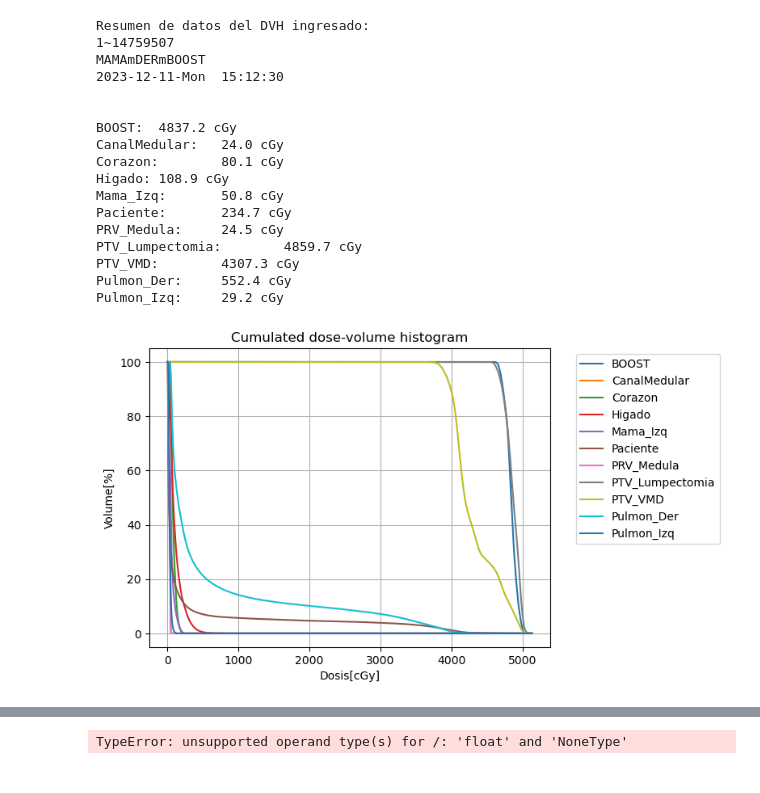
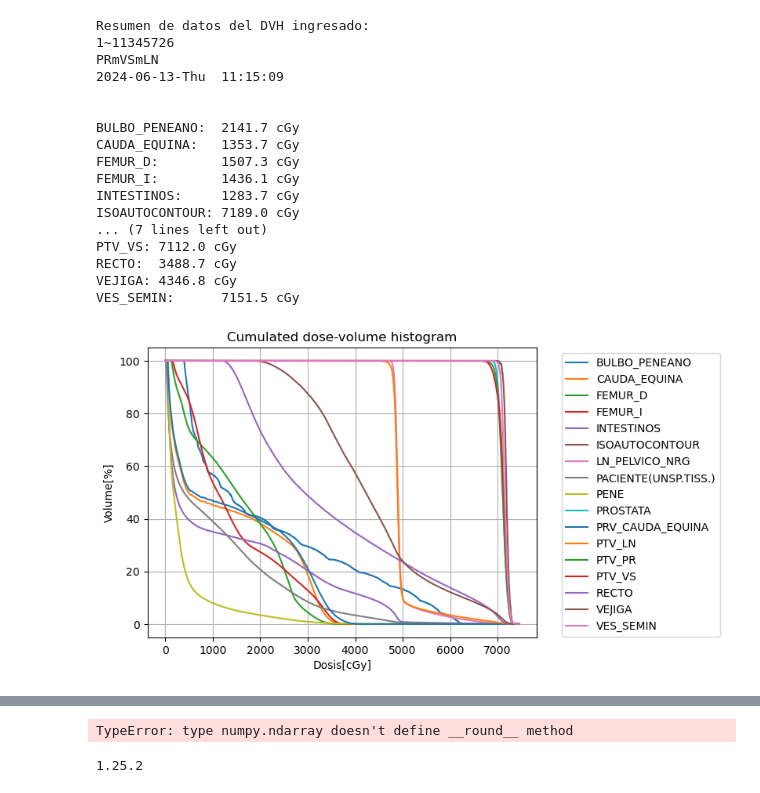
Before and after one commit to roymlapera/Dose_Police, a Jupyter notebook: backend.ipynb, the cells around one changed output, grey strips where cells are left out. Saved outputs shown, nothing was run; the diff lists cells and outputs as text; code cells hidden in the pictures.

```diff
--- a/backend.ipynb
+++ b/backend.ipynb
@@ -9,6 +9,16 @@ from xlstools import open_workbook
 import matplotlib.pyplot as plt
 import numpy as np
 import pandas as pd
+from scipy.interpolate import interp1d
+from itertools import product
+
+def lista_contenida(lista_pequena, lista_grande):
+    # Convertimos las listas en conjuntos para aprovechar la eficiencia de las operaciones de conjuntos
+    conjunto_pequeno = set(lista_pequena)
+    conjunto_grande = set(lista_grande)
+
+    # Verificamos si conjunto_pequeno es un subconjunto de conjunto_grande
+    return conjunto_pequeno.issubset(conjunto_grande)
 
 SPATIAL_RESOLUTION = 0.1 #cm
 BIN_WIDTH = 1 #cGy
@@ -393,46 +424,41 @@ def dose_police_in_action(dvh: DVH, presc: Prescription):
 # %%
-file_path = 'P:/8 - Físicos Médicos/Roy/INTECNUS-Dose_Police/14759507_MAMAmDERmBOOST_DVH_1.txt'
+file_path = 'P:/8 - Físicos Médicos/Roy/INTECNUS-Dose_Police/11345726_PRmVSmLN_DVH_1.txt'
 dvh = DVH(file_path)
-
 # PLOTEO Y PRINTEO DE DATOS INGRESADOS
-
 dvh.plot()
 
+# SETEO MANUAL DEL VOLUMEN DE LA MEDULAR
+OARs_volumes = {'INTESTINOS': 2522.003, 'PENE': 85.642, 'PTV_VS': 29.942, 'CAUDA_EQUINA': 34.955,'PTV_PR': 133.469}
+for key,value in OARs_volumes.items():
+        dvh.structures[key].volume_update(value)
 
-#SETEO MANUAL DEL VOLUMEN DE LA MEDULAR
-# OARs = ['CanalMedular', 'Mama_Izq', 'Paciente', 'PTV_VMD']
-# for structure in dvh.structures:
-#     if structure.label in OARs and structure.volume is None:
-#         structure.volume = 30 #cc
+for name, structure in dvh.structures.items():
+    print(name, structure.label, structure.volume)
 
-constraint_excel_file_path = 'P:/8 - Físicos Médicos/Roy/INTECNUS-PreScript/protocols/Protocolo de constraints - Copy.xlsx'
-presc_template_name = 'VMD+BOOST INT'
+constraint_excel_file_path = 'P:/8 - Físicos Médicos/Roy/INTECNUS-PreScript/protocols/Protocolo de constraints.xlsx'
+presc_template_name = 'PR+VS+LN 7020-27FX'
 
 presc = Prescription(constraint_excel_file_path, presc_template_name)
 
-presc.print()
+# presc.print()
 
-dose_police_in_action(dvh, presc)
-
-print('\n')
-
-# presc.print()
+dose_police_in_action([dvh], presc)
 # %% [output]
 Resumen de datos del DVH ingresado:
-1~14759507
-MAMAmDERmBOOST
-2023-12-11-Mon  15:12:30
+1~11345726
+PRmVSmLN
+2024-06-13-Thu  11:15:09
 
 
-BOOST:  4837.2 cGy
-CanalMedular:   24.0 cGy
-Corazon:        80.1 cGy
-Higado: 108.9 cGy
-Mama_Izq:       50.8 cGy
-Paciente:       234.7 cGy
-PRV_Medula:     24.5 cGy
-PTV_Lumpectomia:        4859.7 cGy
-PTV_VMD:        4307.3 cGy
-Pulmon_Der:     552.4 cGy
-Pulmon_Izq:     29.2 cGy
+BULBO_PENEANO:  2141.7 cGy
+CAUDA_EQUINA:   1353.7 cGy
+FEMUR_D:        1507.3 cGy
+FEMUR_I:        1436.1 cGy
+INTESTINOS:     1283.7 cGy
+ISOAUTOCONTOUR: 7189.0 cGy
+... (7 lines left out)
+PTV_VS: 7112.0 cGy
+RECTO:  3488.7 cGy
+VEJIGA: 4346.8 cGy
+VES_SEMIN:      7151.5 cGy
-[figure, old version]
+[figure, new version]
@@ -456 +483 @@ CORAZON: Dmax
-TypeError: unsupported operand type(s) for /: 'float' and 'NoneType'
+TypeError: type numpy.ndarray doesn't define __round__ method
@@ -456,0 +497,4 @@ TypeError: unsupported operand type(s) for /: 'float' and 'NoneType'
+# %%
+print(np.__version__)
+# %% [output]
+1.25.2
```
Also changed, not shown: parts of 6 cells of this notebook, 6 other files.
